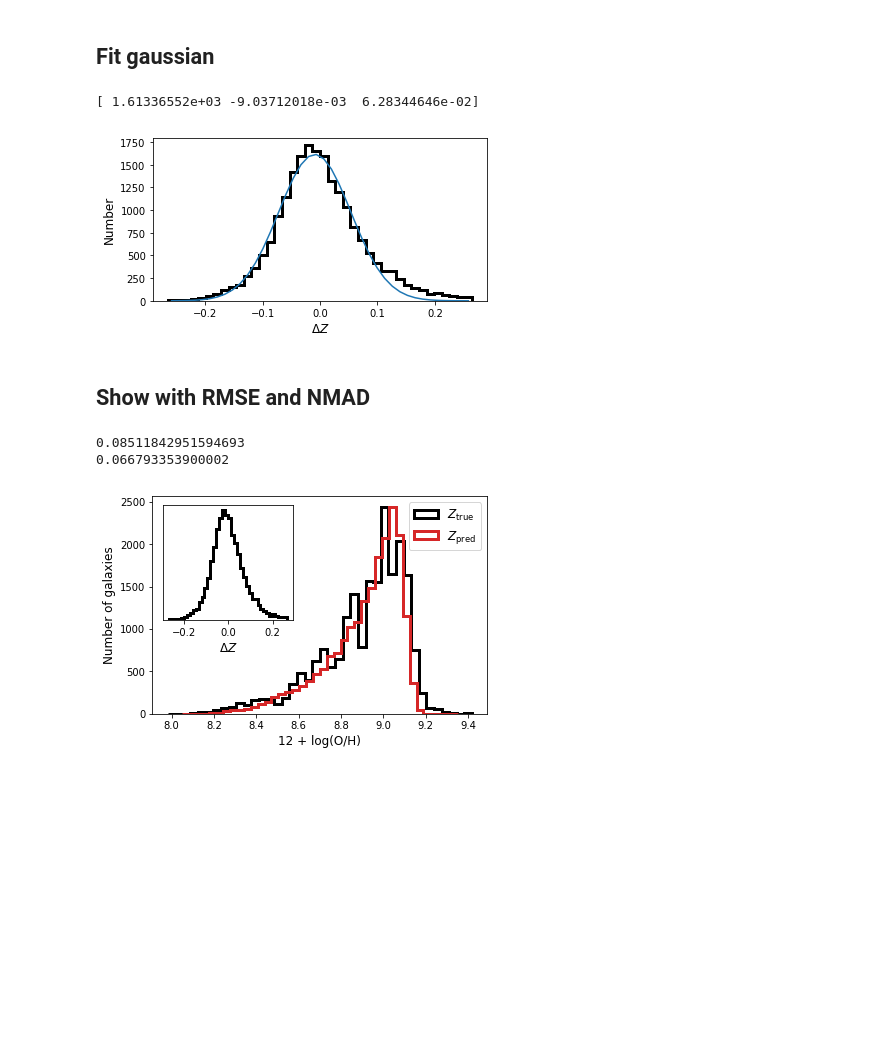
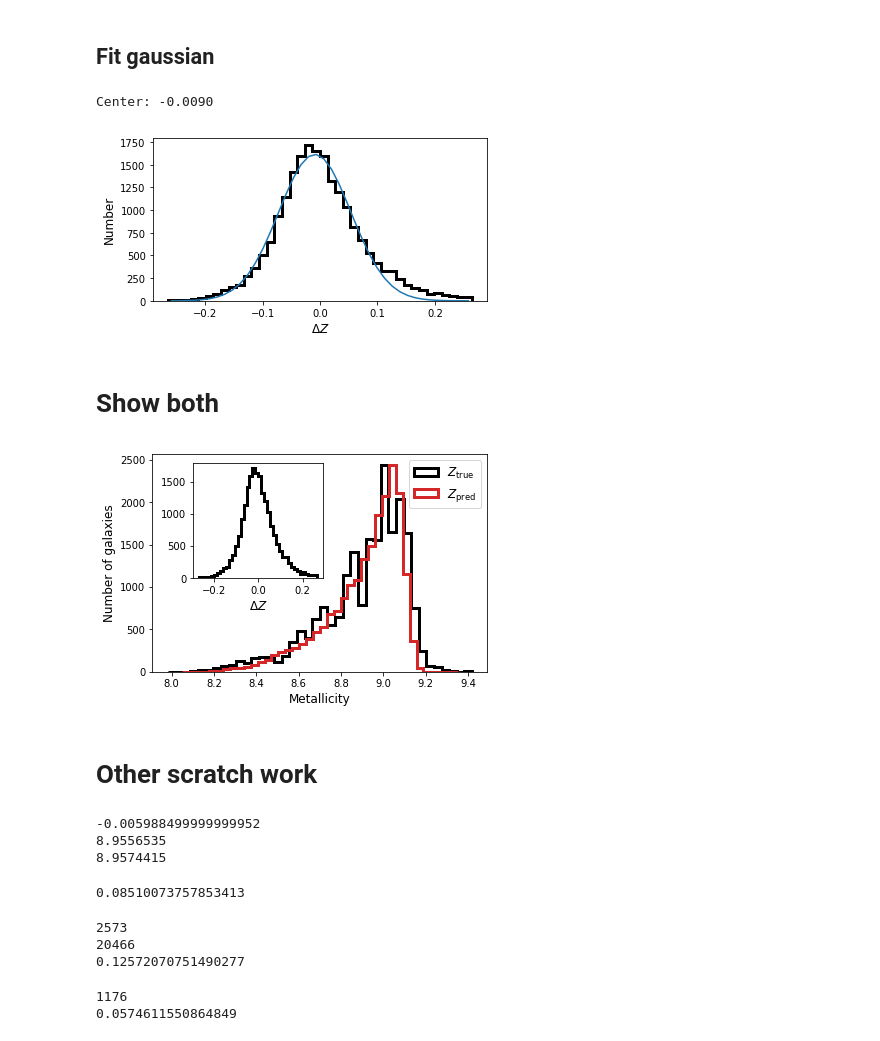
Before and after one commit to jwuphysics/galaxy-cnns, a Jupyter notebook: notebook/paper/03-metallicity_distribution.ipynb, the cells around one changed output. Cells and saved outputs as stored; diff of their text form; code cells hidden in the pictures; blank space fills up the shorter version.

```diff
--- a/notebook/paper/03-metallicity_distribution.ipynb
+++ b/notebook/paper/03-metallicity_distribution.ipynb
@@ -101,11 +101,10 @@ fit_normal = gaussian(bin_centers, *result['x'])
 
 ax.plot(bin_centers, fit_normal, label='Best fit normal')
 
+print(f'Center: {result["x"][1]:.04f}')
 
 ax.set_xlabel('$\Delta Z$', fontsize=12)
 ax.set_ylabel('Number', fontsize=12);
 # %% [output]
-[ 1.61336552e+03 -9.03712018e-03  6.28344646e-02]
+Center: -0.0090
 [figure]
-# %% [markdown]
-## Show with RMSE and NMAD
@@ -116,30 +111,54 @@ nmad = lambda z: 1.4826 * mad(z)
-# %%
-print(rmse(res))
-print(nmad(res))
-# %% [output]
-0.08511842951594693
-0.066793353900002
+# %% [markdown]
+# Show both
 # %%
 fig, ax = plt.subplots(1, 1, figsize=(6, 4))
 
 ax.hist(df.oh_p50, bins=bins, range=histrange_true, color='k', histtype='step', lw=3, label=r'$Z_{\rm true}$');
 ax.hist(df.prediction, bins=bins, range=histrange_pred, color='C3', histtype='step', lw=3, ls='-', label=r'$Z_{\rm pred}$')
 
 ax.legend(fontsize=12, loc='upper right')
 
-ax.set_xlabel('12 + log(O/H)', fontsize=12)
+ax.set_xlabel('Metallicity', fontsize=12)
 ax.set_ylabel('Number of galaxies', fontsize=12);
 
 # inset plot
 
-ax_inset = fig.add_axes([0.15, 0.45, 0.3, 0.4])
+ax_inset = fig.add_axes([0.22, 0.45, 0.3, 0.4])
 
 n, bin_edges, _ = ax_inset.hist(res, bins=bins, range=histrange_res, color='k', histtype='step', lw=3)
 
 ax_inset.set_xlabel('$\Delta Z$', fontsize=12)
-ax_inset.set_yticks([])
-#ax_inset.set_ylabel('Number', fontsize=12);
+#ax_inset.set_yticks([])
+#ax_inset.set_ylabel('Number of galaxies', fontsize=12);
 
-fig.savefig(f'{PATH}/results/03-Z_distribution.pdf')
+#fig.savefig(f'{PATH}/results/03-Z_distribution.pdf')
 # %% [output]
-[figure, old version]
+[figure, new version]
+# %% [markdown]
+# Other scratch work
+# %%
+print(res.median())
+print(df.oh_p50.median())
+print(df.prediction.median())
+# %% [output]
+-0.005988499999999952
+8.9556535
+8.9574415
+# %%
+print(res.std())
+# %% [output]
+0.08510073757853413
+# %%
+print(np.sum(df.oh_p50 > 9.1))
+print(len(df))
+print(np.sum(df.oh_p50 > 9.1) / len(df))
+# %% [output]
+2573
+20466
+0.12572070751490277
+# %%
+print(np.sum(df.prediction > 9.1))
+print(np.sum(df.prediction > 9.1) / len(df))
+# %% [output]
+1176
+0.0574611550864849
```
Also changed, not shown: parts of 3 cells of this notebook, 6 other files.
